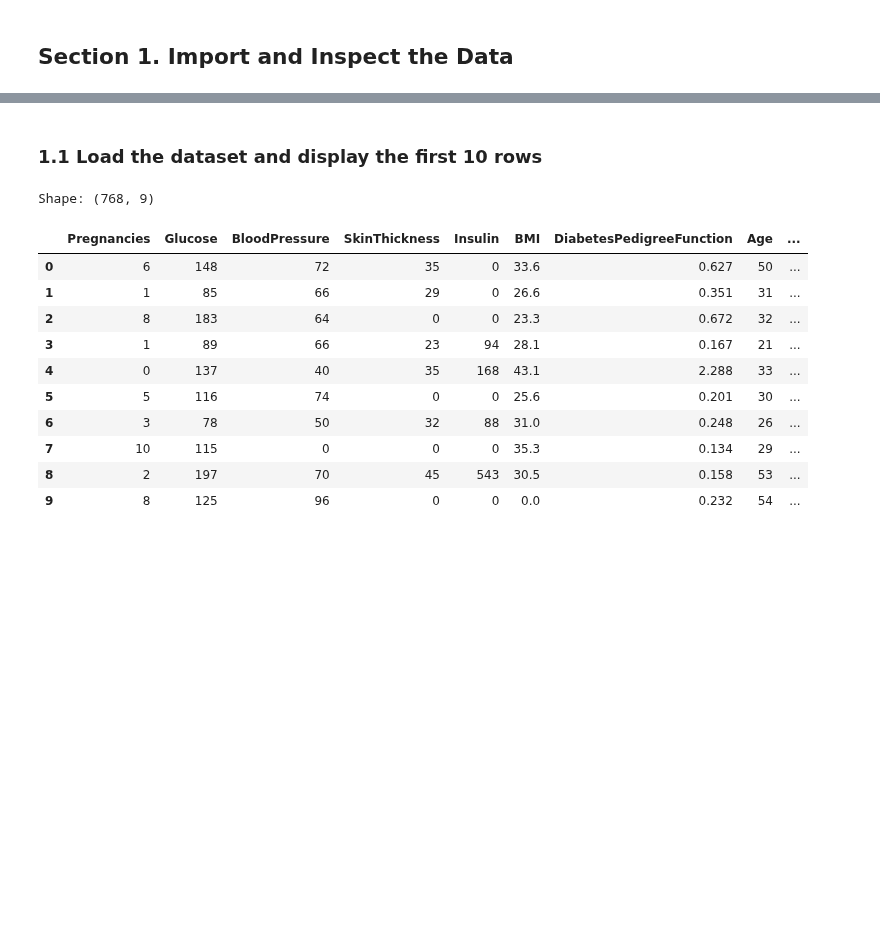
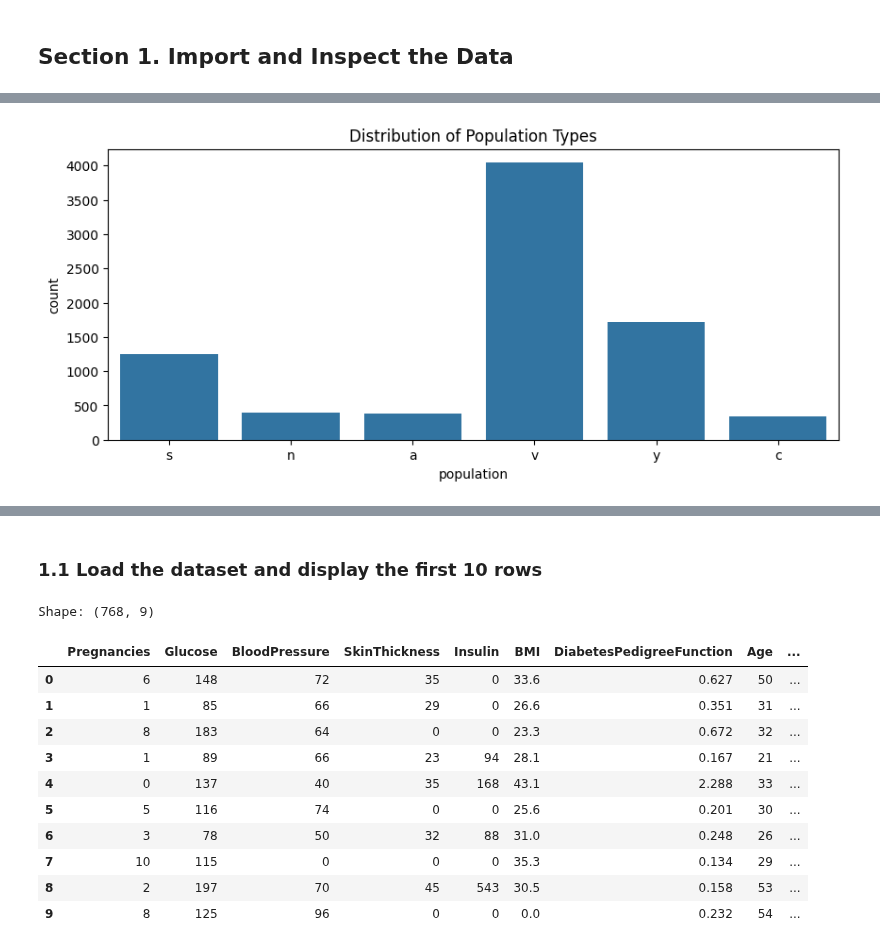
Before and after one commit to BethSpornitz/ml01, a Jupyter notebook: notebooks/midterm/classification_bethspornitz.ipynb, the cells around one changed output, grey strips where cells are left out. Drawn from its saved outputs; the diff is of its cells as text; code cells hidden in the pictures; blank space fills up the shorter version.

```diff
--- a/notebooks/midterm/classification_bethspornitz.ipynb
+++ b/notebooks/midterm/classification_bethspornitz.ipynb
@@ -24,0 +202,8 @@ pd.set_option("display.max_columns", 100)
+# %%
+# Example 3: Population distribution
+plt.figure(figsize=(10, 4))
+sns.countplot(x='population', data=df)
+plt.title("Distribution of Population Types")
+plt.show()
+# %% [output]
+[figure, added]
```
Also changed, not shown: parts of 54 cells of this notebook, 1 other file.
